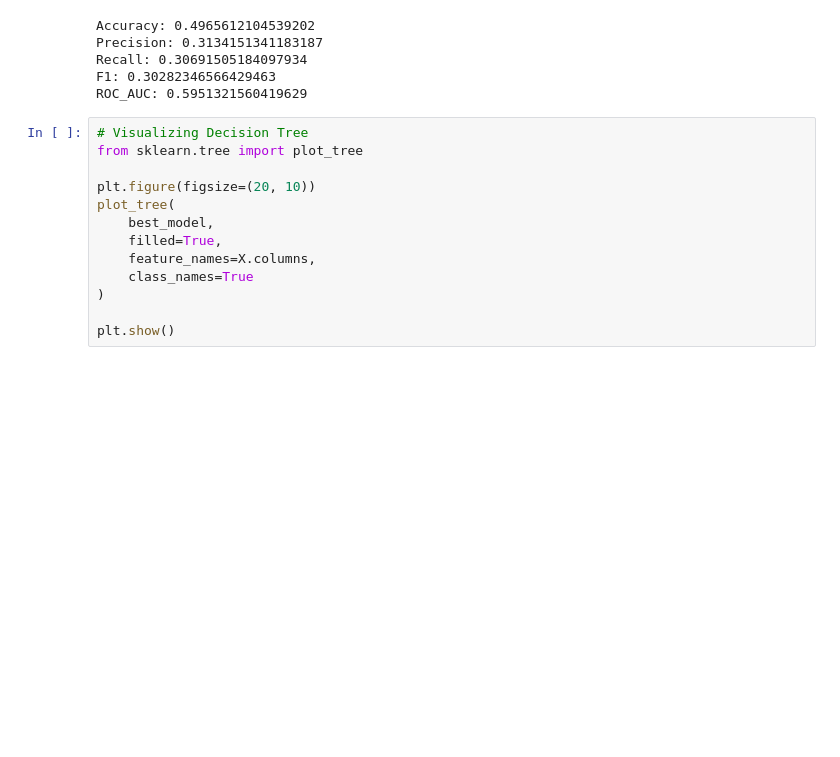
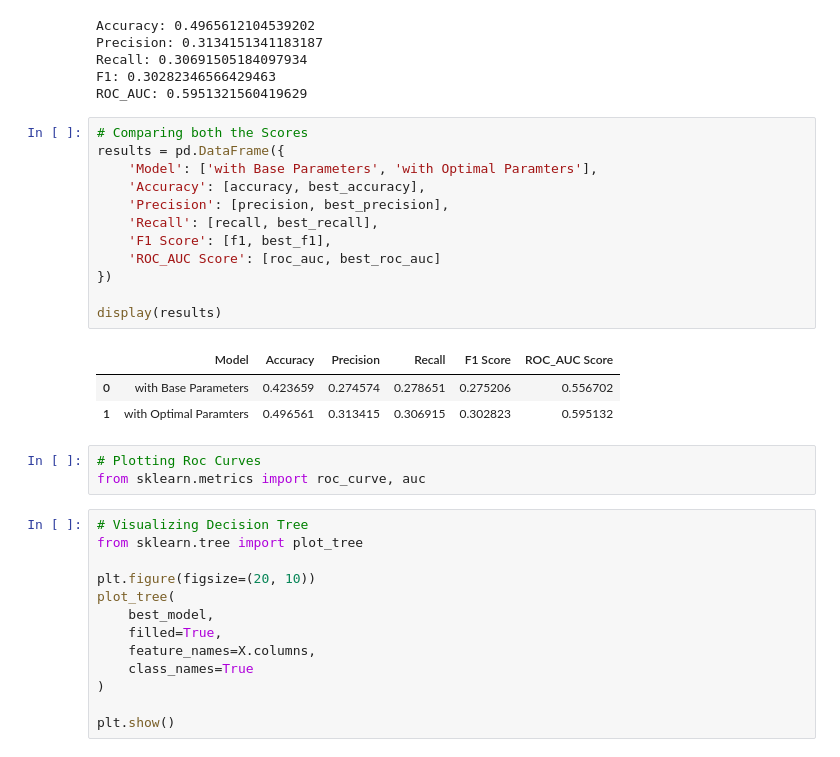
Before and after one commit to Priyanshu501/Assignments, a Jupyter notebook: Decision Tree/Decision_Tree.ipynb, the cells around one changed output. Cells and saved outputs as stored; diff of their text form; blank space fills up the shorter version.

```diff
--- a/Decision Tree/Decision_Tree.ipynb
+++ b/Decision Tree/Decision_Tree.ipynb
@@ -273,6 +311,25 @@ Precision: 0.3134151341183187
 Recall: 0.30691505184097934
 F1: 0.30282346566429463
 ROC_AUC: 0.5951321560419629
+# %%
+# Comparing both the Scores
+results = pd.DataFrame({
+    'Model': ['with Base Parameters', 'with Optimal Paramters'],
+    'Accuracy': [accuracy, best_accuracy],
+    'Precision': [precision, best_precision],
+    'Recall': [recall, best_recall],
+    'F1 Score': [f1, best_f1],
+    'ROC_AUC Score': [roc_auc, best_roc_auc]
+})
+
+display(results)
+# %% [output]
+|  | Model | Accuracy | Precision | Recall | F1 Score | ROC_AUC Score |
+| 0 | with Base Parameters | 0.423659 | 0.274574 | 0.278651 | 0.275206 | 0.556702 |
+| 1 | with Optimal Paramters | 0.496561 | 0.313415 | 0.306915 | 0.302823 | 0.595132 |
+# %%
+# Plotting Roc Curves
+from sklearn.metrics import roc_curve, auc
 # %%
 # Visualizing Decision Tree
 from sklearn.tree import plot_tree
```
Also changed, not shown: parts of 8 cells of this notebook.
